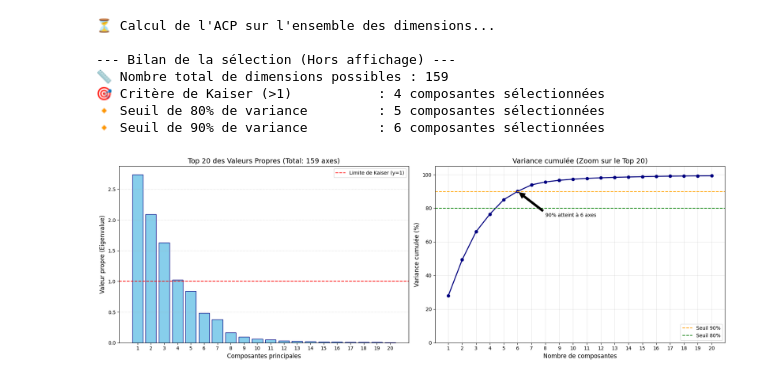
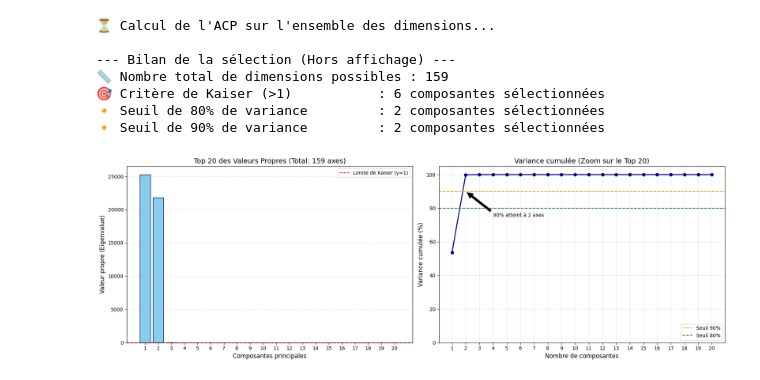
Before and after one commit to titibemo/tp_groupe_soc, a Jupyter notebook: notebooks/02_acp.ipynb, the cells around one changed output. Cells and saved outputs as stored; diff of their text form; code cells hidden in the pictures.

```diff
--- a/notebooks/02_acp.ipynb
+++ b/notebooks/02_acp.ipynb
@@ -1,13 +1,14 @@
 # %%
-import pandas as pd
+from pathlib import Path
+
 import matplotlib.pyplot as plt
 import numpy as np
-from pathlib import Path
+import pandas as pd
 from sklearn.compose import ColumnTransformer
+from sklearn.decomposition import PCA
+from sklearn.impute import SimpleImputer
 from sklearn.pipeline import Pipeline
-from sklearn.impute import SimpleImputer
-from sklearn.preprocessing import StandardScaler, OneHotEncoder
-from sklearn.decomposition import PCA
+from sklearn.preprocessing import OneHotEncoder, RobustScaler
 
 # --- 0. Chemins ---
 PROJECT_PATH = Path("../").resolve()
@@ -18,36 +19,48 @@ DATA_TRAINING_SET_PATH = DATA_PATH / "UNSW_NB15_training-set.csv"
 df_train = pd.read_csv(DATA_TRAINING_SET_PATH)
 
 # --- 2. Sélection ---
-num_features = ['dur', 'spkts', 'dpkts', 'sbytes', 'dbytes', 'rate', 'sttl', 'dttl']
-cat_features = ['proto', 'service', 'state']
+num_features = ["dur", "spkts", "dpkts", "sbytes", "dbytes", "rate", "sttl", "dttl"]
+cat_features = ["proto", "service", "state"]
 
 # --- 3 & 4. Preprocessing ---
 preprocessor = ColumnTransformer(
     transformers=[
-        ('num', Pipeline([('imp', SimpleImputer(strategy='median')), ('scal', StandardScaler())]), num_features),
-        ('cat', Pipeline([('imp', SimpleImputer(strategy='constant', fill_value='missing')), ('oh', OneHotEncoder(handle_unknown='ignore', sparse_output=False))]), cat_features)
+        (
+            "num",
+            Pipeline(
+                [("imp", SimpleImputer(strategy="median")), ("scal", RobustScaler())]
+            ),
+            num_features,
+        ),
+        (
+            "cat",
+            Pipeline(
+                [
+                    ("imp", SimpleImputer(strategy="constant", fill_value="missing")),
+                    ("oh", OneHotEncoder(handle_unknown="ignore", sparse_output=False)),
+                ]
+            ),
+            cat_features,
+        ),
     ]
 )
 
 # --- 5. Pipeline ACP Totale ---
 # On ne met pas de n_components pour qu'il calcule TOUTES les composantes possibles
-pipeline_full_pca = Pipeline(steps=[
-    ('preprocessor', preprocessor),
-    ('pca', PCA())
-])
+pipeline_full_pca = Pipeline(steps=[("preprocessor", preprocessor), ("pca", PCA())])
 
 # --- 6. Exécution ---
 print("⏳ Calcul de l'ACP sur l'ensemble des dimensions...")
 X_all = pipeline_full_pca.fit_transform(df_train)
 
 # --- 6.1 Extraction des métriques ---
-pca_step = pipeline_full_pca.named_steps['pca']
+pca_step = pipeline_full_pca.named_steps["pca"]
 valeurs_propres = pca_step.explained_variance_
 variance_cumulee = np.cumsum(pca_step.explained_variance_ratio_) * 100
 n_total = len(valeurs_propres)
 
 # --- 6.1 Extraction des métriques (Zoom sur le Top 20) ---
-pca_step = pipeline_full_pca.named_steps['pca']
+pca_step = pipeline_full_pca.named_steps["pca"]
 valeurs_propres = pca_step.explained_variance_
 variance_cumulee = np.cumsum(pca_step.explained_variance_ratio_) * 100
 
@@ -62,7 +75,7 @@ nb_90 = np.argmax(variance_cumulee >= 90) + 1
 # 3. Selon le seuil de 80% de variance
 nb_80 = np.argmax(variance_cumulee >= 80) + 1
 
-print(f"\n--- Bilan de la sélection (Hors affichage) ---")
+print("\n--- Bilan de la sélection (Hors affichage) ---")
 print(f"📏 Nombre total de dimensions possibles : {n_total}")
 print(f"🎯 Critère de Kaiser (>1)           : {nb_kaiser} composantes sélectionnées")
 print(f"🔸 Seuil de 80% de variance         : {nb_80} composantes sélectionnées")
@@ -75,46 +88,58 @@ n_total = len(valeurs_propres)
 fig, axes = plt.subplots(1, 2, figsize=(18, 6))
 
 # Graphique 1 : Valeurs Propres (Critère de Kaiser) - Zoom 20
-axes[0].bar(range(1, n_zoom + 1), valeurs_propres[:n_zoom], color='skyblue', edgecolor='navy')
+axes[0].bar(
+    range(1, n_zoom + 1), valeurs_propres[:n_zoom], color="skyblue", edgecolor="navy"
+)
 axes[0].axhline(y=1, color="red", linestyle="--", label="Limite de Kaiser (y=1)")
 axes[0].set_xticks(range(1, n_zoom + 1))
 axes[0].set_xlabel("Composantes principales", fontsize=12)
 axes[0].set_ylabel("Valeur propre (Eigenvalue)", fontsize=12)
 axes[0].set_title(f"Top 20 des Valeurs Propres (Total: {n_total} axes)", fontsize=14)
 axes[0].legend()
-axes[0].grid(axis='y', linestyle=':', alpha=0.6)
+axes[0].grid(axis="y", linestyle=":", alpha=0.6)
 
 # Graphique 2 : Variance Cumulée - Zoom 20
-axes[1].plot(range(1, n_zoom + 1), variance_cumulee[:n_zoom], color='navy', marker='o', linewidth=2)
+axes[1].plot(
+    range(1, n_zoom + 1),
+    variance_cumulee[:n_zoom],
+    color="navy",
+    marker="o",
+    linewidth=2,
+)
 axes[1].axhline(y=90, color="orange", linestyle="--", label="Seuil 90%")
 axes[1].axhline(y=80, color="green", linestyle="--", label="Seuil 80%")
 
 # On trouve dynamiquement où sont les seuils dans le top 20
 idx_90 = np.argmax(variance_cumulee >= 90) + 1
 if idx_90 <= n_zoom:
-    axes[1].annotate(f'90% atteint à {idx_90} axes', xy=(idx_90, 90), xytext=(idx_90+2, 75),
-                     arrowprops=dict(facecolor='black', shrink=0.05))
+    axes[1].annotate(
+        f"90% atteint à {idx_90} axes",
+        xy=(idx_90, 90),
+        xytext=(idx_90 + 2, 75),
+        arrowprops=dict(facecolor="black", shrink=0.05),
+    )
 
 axes[1].set_xticks(range(1, n_zoom + 1))
-axes[1].set_ylim(0, 105) # Pour bien voir les lignes de seuil
+axes[1].set_ylim(0, 105)  # Pour bien voir les lignes de seuil
 axes[1].set_xlabel("Nombre de composantes", fontsize=12)
 axes[1].set_ylabel("Variance cumulée (%)", fontsize=12)
 axes[1].set_title("Variance cumulée (Zoom sur le Top 20)", fontsize=14)
-axes[1].legend(loc='lower right')
+axes[1].legend(loc="lower right")
 axes[1].grid(True, alpha=0.3)
 
 plt.tight_layout()
 plt.show()
 
 print(f"📊 Dimensions totales générées : {n_total}")
 print(f"✅ Information conservée avec 20 composantes : {variance_cumulee[19]:.2f}%")
 # %% [output]
 ⏳ Calcul de l'ACP sur l'ensemble des dimensions...
 
 --- Bilan de la sélection (Hors affichage) ---
 📏 Nombre total de dimensions possibles : 159
-🎯 Critère de Kaiser (>1)           : 4 composantes sélectionnées
-🔸 Seuil de 80% de variance         : 5 composantes sélectionnées
-🔸 Seuil de 90% de variance         : 6 composantes sélectionnées
+🎯 Critère de Kaiser (>1)           : 6 composantes sélectionnées
+🔸 Seuil de 80% de variance         : 2 composantes sélectionnées
+🔸 Seuil de 90% de variance         : 2 composantes sélectionnées
-[figure, old version]
+[figure, new version]
 📊 Dimensions totales générées : 159
```
Also changed, not shown: parts of 1 cell of this notebook, 5 other files.
